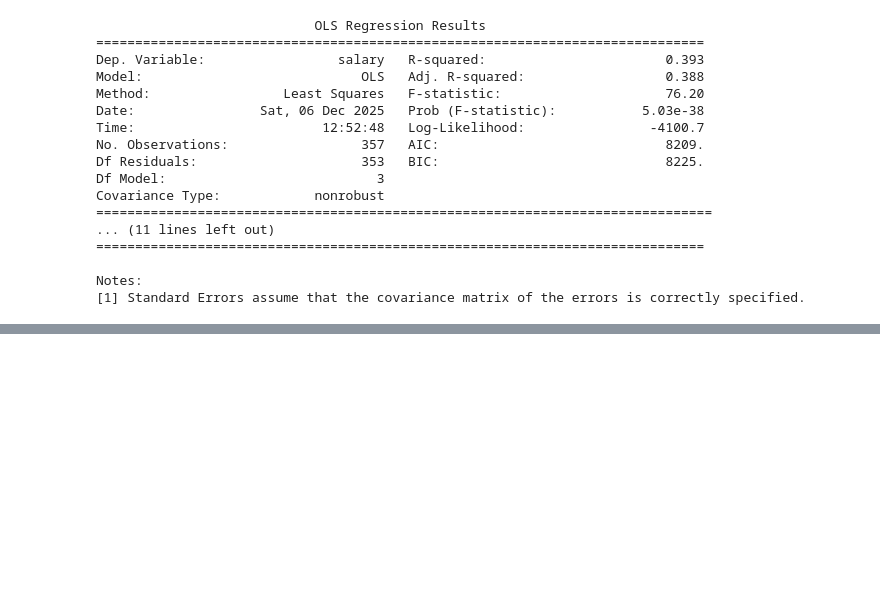
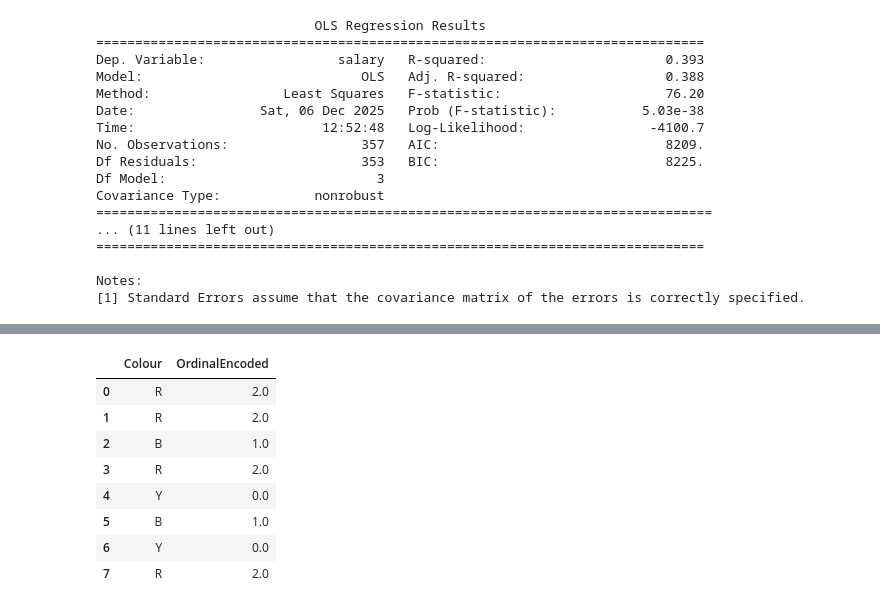
Before and after one commit to realshubhamraut/CDAC-DBDA-coursework, a Jupyter notebook: 09.practical-machine-learning/classfiles/day_1.ipynb, the cells around one changed output, grey strips where cells are left out. Saved outputs shown, nothing was run; the diff lists cells and outputs as text; code cells hidden in the pictures; blank space fills up the shorter version.

```diff
--- a/09.practical-machine-learning/classfiles/day_1.ipynb
+++ b/09.practical-machine-learning/classfiles/day_1.ipynb
@@ -378,0 +525,17 @@ Notes:
+# %%
+from sklearn.preprocessing import OrdinalEncoder
+df = pd.DataFrame({'Colour':['R','R','B','R','Y','B','Y','R']})
+ord1 = ['Y','B','R']
+oe = OrdinalEncoder(categories = [ord1])
+df['OrdinalEncoded'] = oe.fit_transform(df[['Colour']])
+df
+# %% [output]
+|  | Colour | OrdinalEncoded |
+| 0 | R | 2.0 |
+| 1 | R | 2.0 |
+| 2 | B | 1.0 |
+| 3 | R | 2.0 |
+| 4 | Y | 0.0 |
+| 5 | B | 1.0 |
+| 6 | Y | 0.0 |
+| 7 | R | 2.0 |
```
Also changed, not shown: parts of 19 cells of this notebook, 9 other files.
